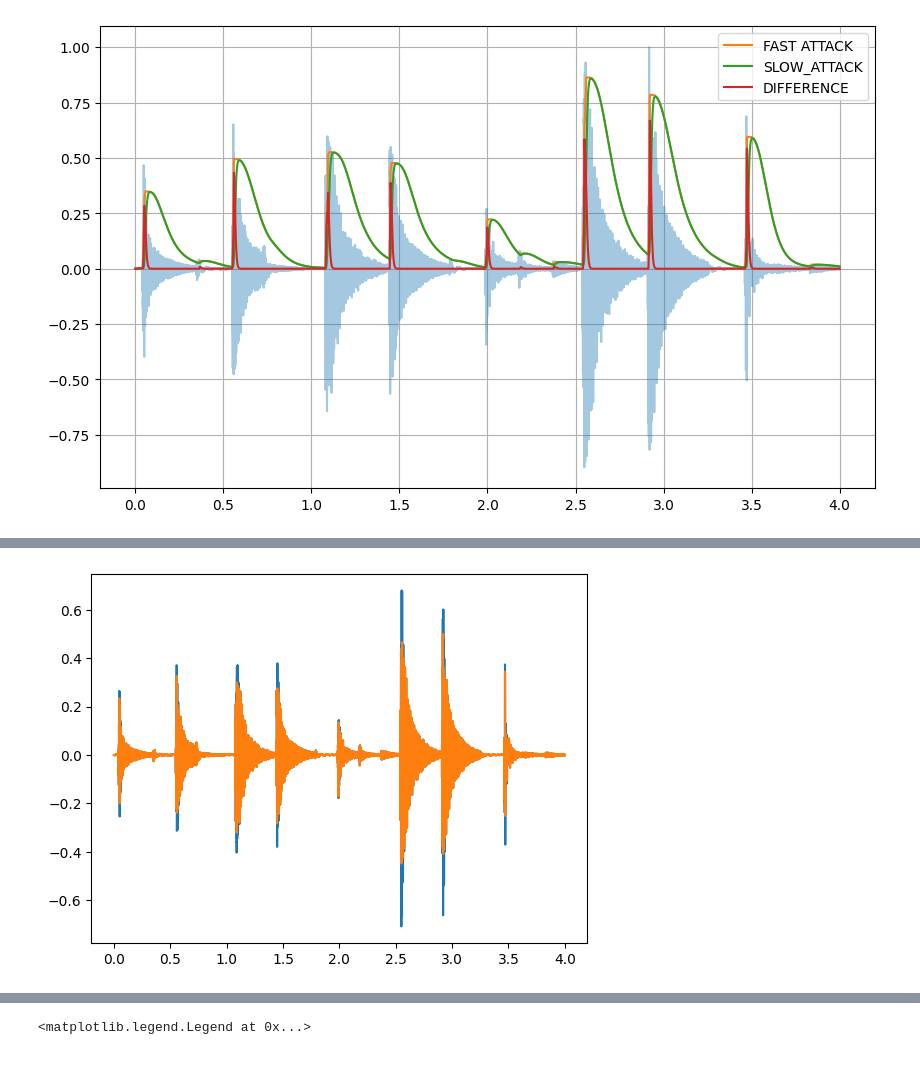
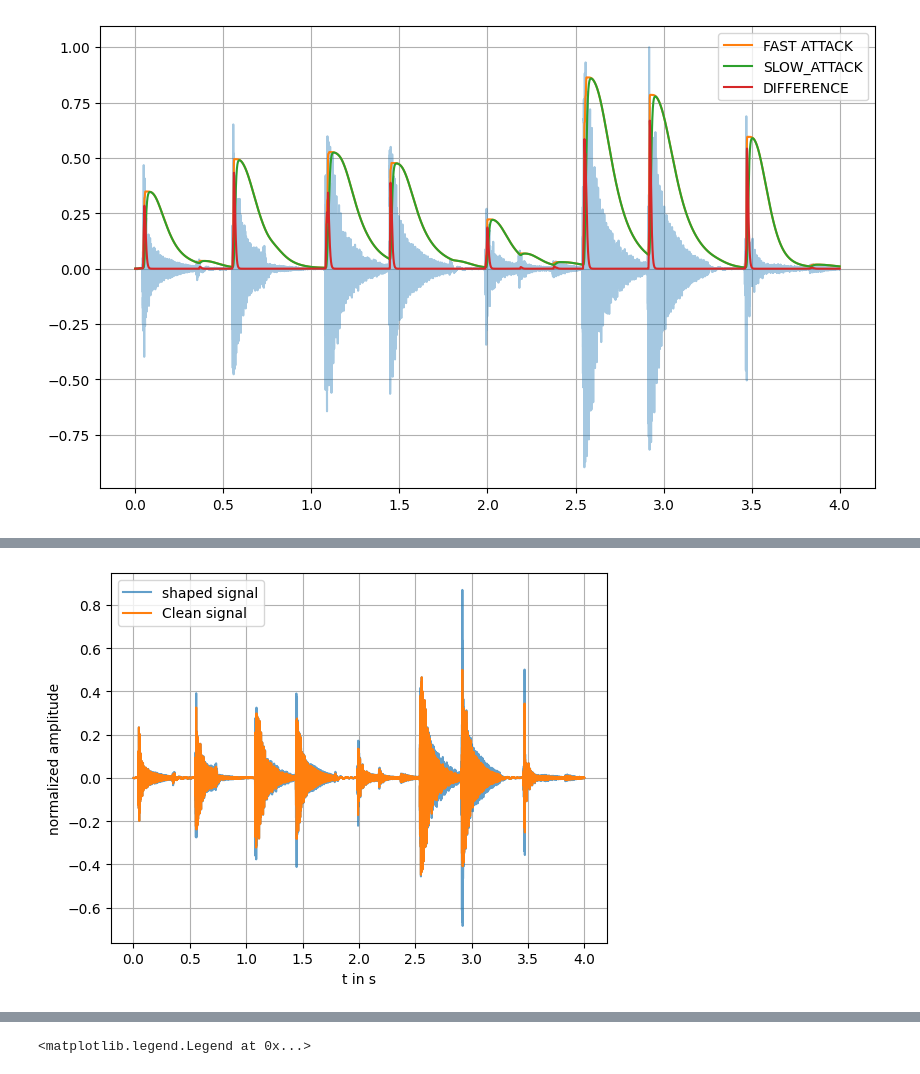
Before and after one commit to jake-is-ESD-protected/AI-TD, a Jupyter notebook: TauNet/taunet.ipynb, the cells around one changed output, grey strips where cells are left out. Drawn from its saved outputs; the diff is of its cells as text; code cells hidden in the pictures.

```diff
--- a/TauNet/taunet.ipynb
+++ b/TauNet/taunet.ipynb
@@ -152,22 +152,26 @@ plt.legend()
 # %%
 # Scale down input to give 6dB headroom
 X_scaled = x / 2.0
 
 # Apply
 X_att = X_scaled * (1.0 + env_diff)
 
-plt.plot(t, X_att)
-plt.plot(t, X_scaled)
+plt.plot(t, X_att, label="shaped signal", alpha=0.7)
+plt.plot(t, X_scaled, label="Clean signal")
+plt.grid()
+plt.xlabel("t in s")
+plt.ylabel("normalized amplitude")
+plt.legend()
 
+display(play_audio(X_att, rate=fs, normalize=False))
 display(play_audio(X_scaled, rate=fs, normalize=False))
-display(play_audio(X_att, rate=fs, normalize=False))
 
 sp.io.wavfile.write("renders/clean.wav", fs, X_scaled)
 sp.io.wavfile.write("renders/att_6db.wav", fs, X_att)
 # %% [output]
 [interactive output not drawn]
 [interactive output not drawn]
-[figure, old version]
+[figure, new version]
 # %%
 """ Amplify attack by 6dB for test with lookahead """
 
```
Also changed, not shown: 1 other file.
